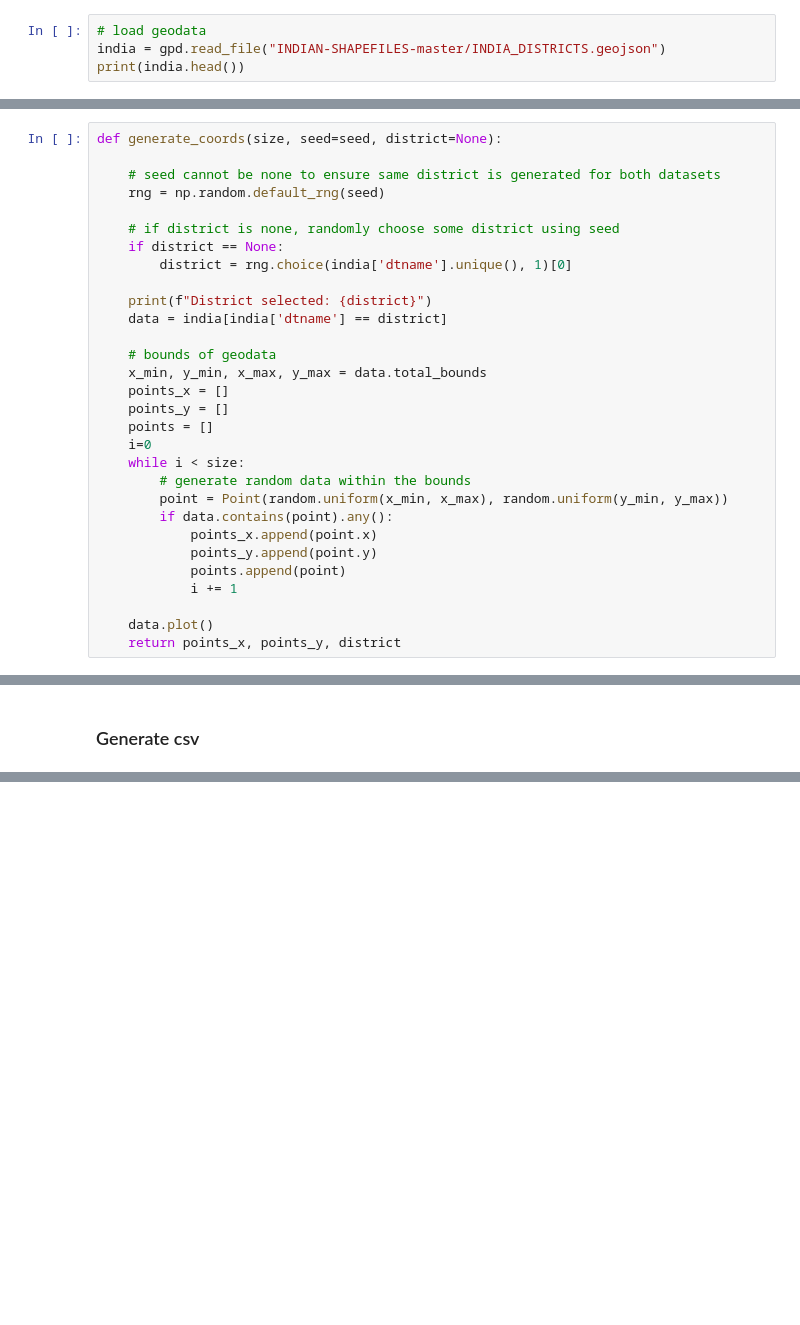
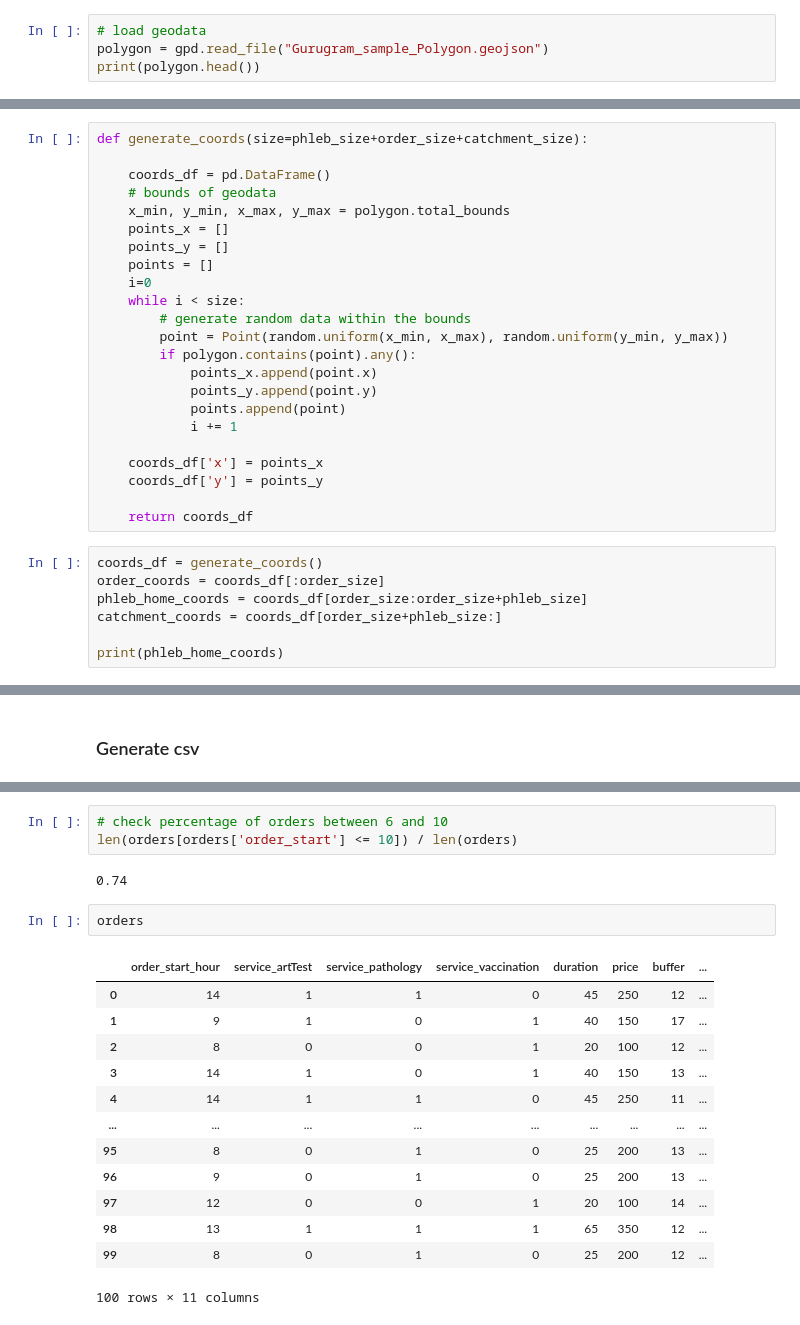
Before and after one commit to joannecya/Capstone-Project, a Jupyter notebook: Simulation/Creating fake data.ipynb, the cells around one changed output, grey strips where cells are left out. Cells and saved outputs as stored; diff of their text form; blank space fills up the shorter version.

```diff
--- a/Simulation/Creating fake data.ipynb
+++ b/Simulation/Creating fake data.ipynb
@@ -13,6 +13,6 @@ import matplotlib.pyplot as plt
 ### Load Geodata
 # %%
 # load geodata
-india = gpd.read_file("INDIAN-SHAPEFILES-master/INDIA_DISTRICTS.geojson")
-print(india.head())
+polygon = gpd.read_file("Gurugram_sample_Polygon.geojson")
+print(polygon.head())
 # %% [output]
@@ -75,20 +53,11 @@ seed = random.randint(0, 9999)
 # %% [markdown]
 ### Functions
 # %%
-def generate_coords(size, seed=seed, district=None):
+def generate_coords(size=phleb_size+order_size+catchment_size):
 
-    # seed cannot be none to ensure same district is generated for both datasets
-    rng = np.random.default_rng(seed)
-
-    # if district is none, randomly choose some district using seed
-    if district == None:
-        district = rng.choice(india['dtname'].unique(), 1)[0]
-
-    print(f"District selected: {district}")
-    data = india[india['dtname'] == district]
-
+    coords_df = pd.DataFrame()
     # bounds of geodata
-    x_min, y_min, x_max, y_max = data.total_bounds
+    x_min, y_min, x_max, y_max = polygon.total_bounds
     points_x = []
     points_y = []
     points = []
@@ -96,11 +65,20 @@ def generate_coords(size, seed=seed, district=None):
     while i < size:
         # generate random data within the bounds
         point = Point(random.uniform(x_min, x_max), random.uniform(y_min, y_max))
-        if data.contains(point).any():
+        if polygon.contains(point).any():
             points_x.append(point.x)
             points_y.append(point.y)
             points.append(point)
             i += 1
 
-    data.plot()
-    return points_x, points_y, district
+    coords_df['x'] = points_x
+    coords_df['y'] = points_y
+
+    return coords_df
+# %%
+coords_df = generate_coords()
+order_coords = coords_df[:order_size]
+phleb_home_coords = coords_df[order_size:order_size+phleb_size]
+catchment_coords = coords_df[order_size+phleb_size:]
+
+print(phleb_home_coords)
@@ -233,0 +245,21 @@ District selected: Ratlam
+# %%
+# check percentage of orders between 6 and 10
+len(orders[orders['order_start'] <= 10]) / len(orders)
+# %% [output]
+0.74
+# %%
+orders
+# %% [output]
+|  | order_start_hour | service_artTest | service_pathology | service_vaccination | duration | price | buffer | ... |
+| 0 | 14 | 1 | 1 | 0 | 45 | 250 | 12 | ... |
+| 1 | 9 | 1 | 0 | 1 | 40 | 150 | 17 | ... |
+| 2 | 8 | 0 | 0 | 1 | 20 | 100 | 12 | ... |
+| 3 | 14 | 1 | 0 | 1 | 40 | 150 | 13 | ... |
+| 4 | 14 | 1 | 1 | 0 | 45 | 250 | 11 | ... |
+| ... | ... | ... | ... | ... | ... | ... | ... | ... |
+| 95 | 8 | 0 | 1 | 0 | 25 | 200 | 13 | ... |
+| 96 | 9 | 0 | 1 | 0 | 25 | 200 | 13 | ... |
+| 97 | 12 | 0 | 0 | 1 | 20 | 100 | 14 | ... |
+| 98 | 13 | 1 | 1 | 1 | 65 | 350 | 12 | ... |
+| 99 | 8 | 0 | 1 | 0 | 25 | 200 | 12 | ... |
+100 rows × 11 columns
```
Also changed, not shown: parts of 10 cells of this notebook, 14 other files.
